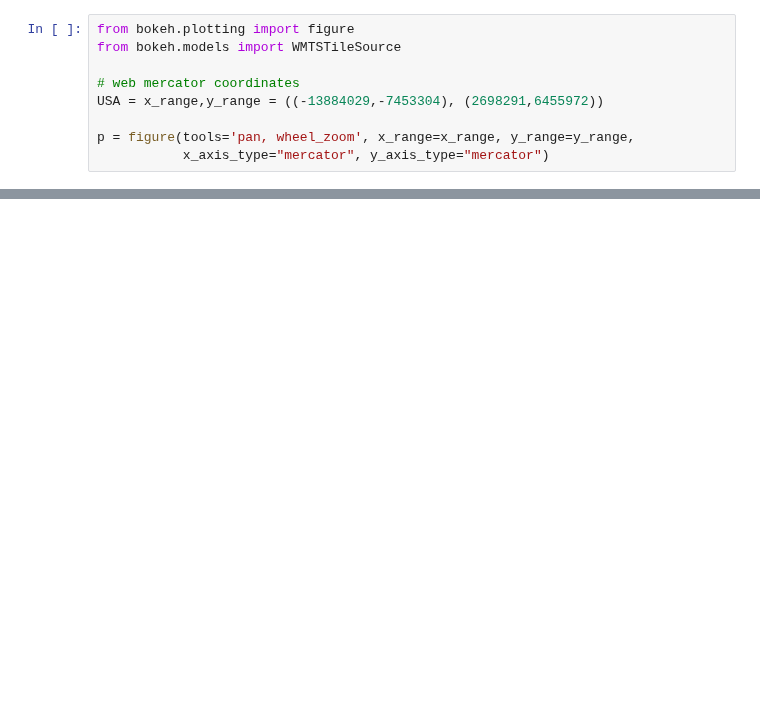
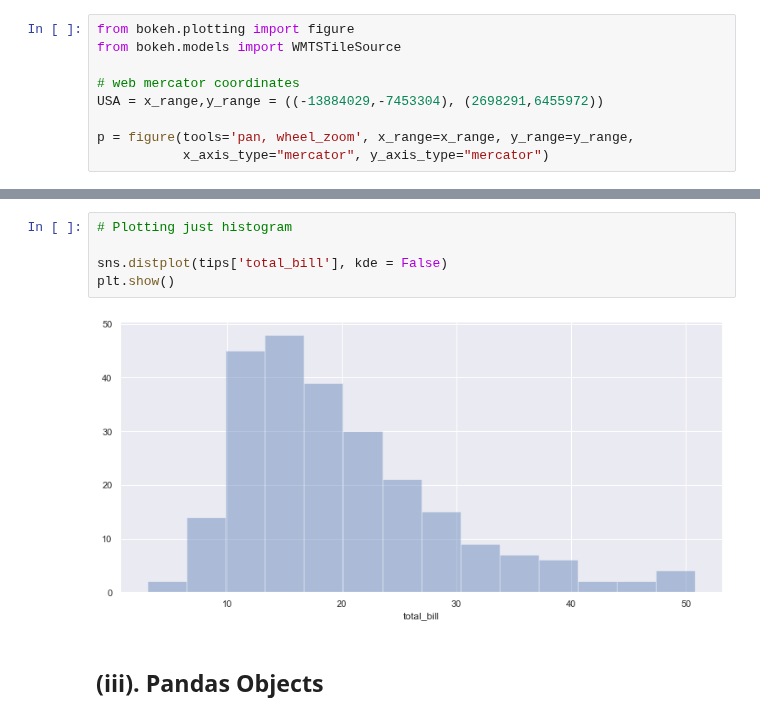
Before and after one commit to stephenkipkurui/Data-Science-Playground, a Jupyter notebook: Pandas4Everyone/Visualizations .ipynb, the cells around one changed output, grey strips where cells are left out. Cells and saved outputs as stored; diff of their text form; blank space fills up the shorter version.

Commit message:
Pandas4Everyone

```diff
--- a/Pandas4Everyone/Visualizations .ipynb
+++ b/Pandas4Everyone/Visualizations .ipynb
@@ -473,0 +499,9 @@ scatter_plot.show()
+# %%
+# Plotting just histogram
+
+sns.distplot(tips['total_bill'], kde = False)
+plt.show()
+# %% [output]
+[figure, added]
+# %% [markdown]
+## (iii). Pandas Objects
```
Also changed, not shown: parts of 53 cells of this notebook, 1 other file.
